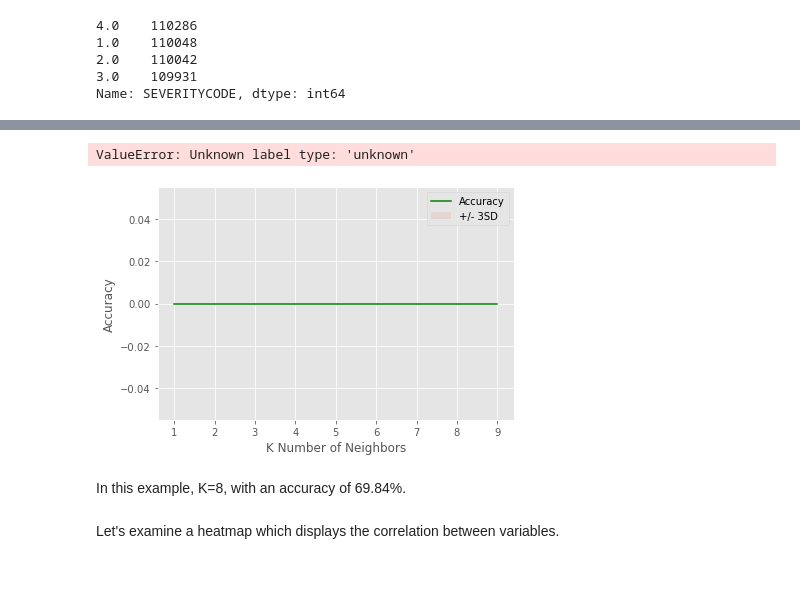
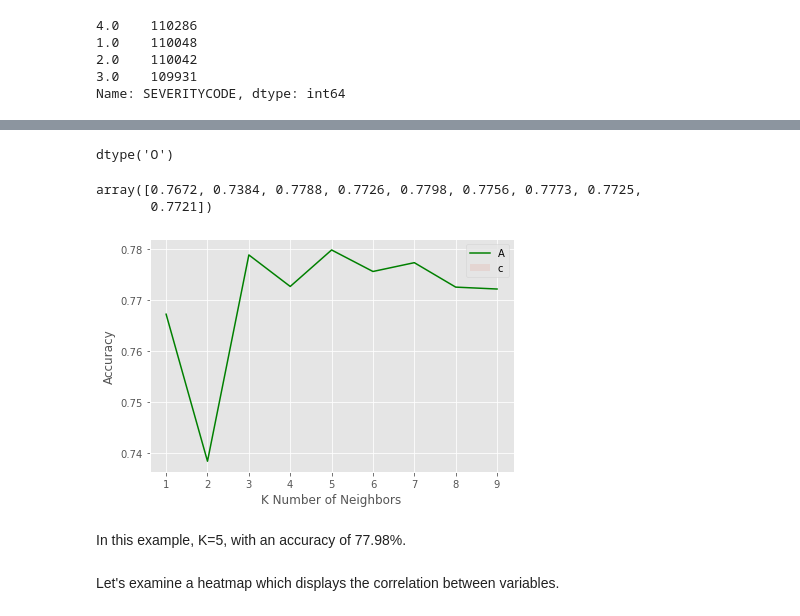
Before and after one commit to 1905jerry/Coursera_Capstone, a Jupyter notebook: Coursera_Capstone Project.ipynb, the cells around one changed output, grey strips where cells are left out. Drawn from its saved outputs; the diff is of its cells as text; code cells hidden in the pictures; blank space fills up the shorter version.

```diff
--- a/Coursera_Capstone Project.ipynb
+++ b/Coursera_Capstone Project.ipynb
@@ -798,8 +792,8 @@ df.head()
 # %% [markdown]
 Let's split the collision data; SEVERITYCODE is our target variable.
 # %%
-X = X_smote[['le_addr', 'year', 'month', 'weekday', 'le_weather', 'le_roadcond', 'le_lightcond', 'le_collisiontype', 'le_speeding', 'le_underinfl']]
-y = X_smote['SEVERITYCODE']
+X = df[['le_addr', 'year', 'month', 'weekday', 'le_weather', 'le_roadcond', 'le_lightcond', 'le_collisiontype', 'le_speeding', 'le_underinfl']]
+y = df['SEVERITYCODE']
 X_train, X_test, y_train, y_test = train_test_split (X, y, test_size=0.2, random_state=1)
 # %%
 print ('Train set:', X_train.shape,  y_train.shape)
@@ -830,0 +848,4 @@ Name: SEVERITYCODE, dtype: int64
+# %%
+y_train.dtypes
+# %% [output]
+dtype('O')
@@ -846,19 +869,20 @@ for n in range(1,Ks):
 
 mean_acc.round(4)
 # %% [output]
-ValueError: Unknown label type: 'unknown'
+array([0.7672, 0.7384, 0.7788, 0.7726, 0.7798, 0.7756, 0.7773, 0.7725,
+       0.7721])
 # %%
 plt.plot(range(1, Ks), mean_acc, 'g')
 plt.fill_between(range(1, Ks), mean_acc - 1 * std_acc,mean_acc + 1 * std_acc, alpha=0.10)
-plt.legend(('Accuracy', '+/- 3SD'))
+plt.legend('Accuracy')
 plt.ylabel('Accuracy')
 plt.xlabel('K Number of Neighbors')
 plt.tight_layout()
 plt.show()
 # %% [output]
-[figure, old version]
+[figure, new version]
 # %% [markdown]
-In this example, K=8, with an accuracy of 69.84%.
+In this example, K=5, with an accuracy of 77.98%.
 # %% [markdown]
 Let's examine a heatmap which displays the correlation between variables.
 # %%
```
Also changed, not shown: parts of 17 cells of this notebook.
